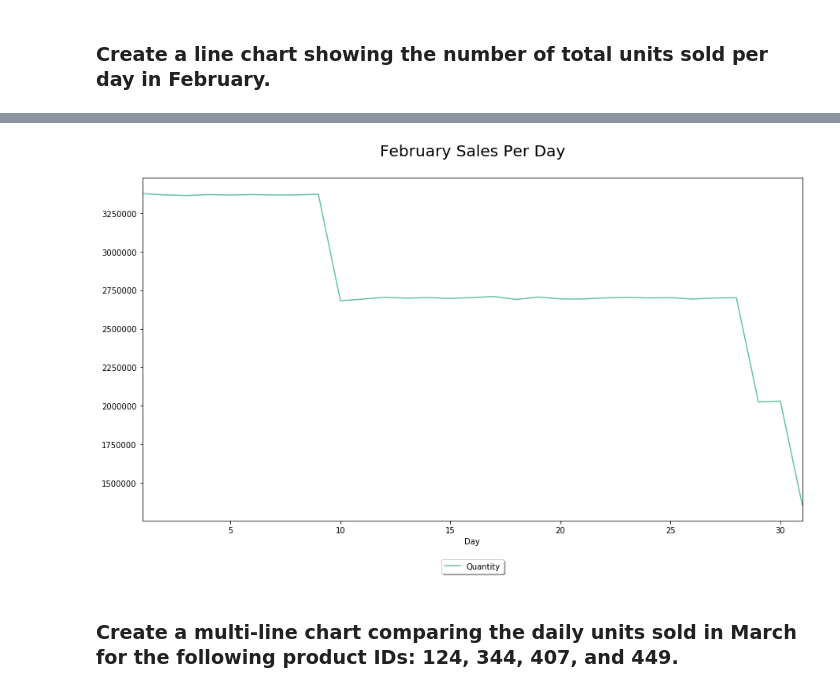
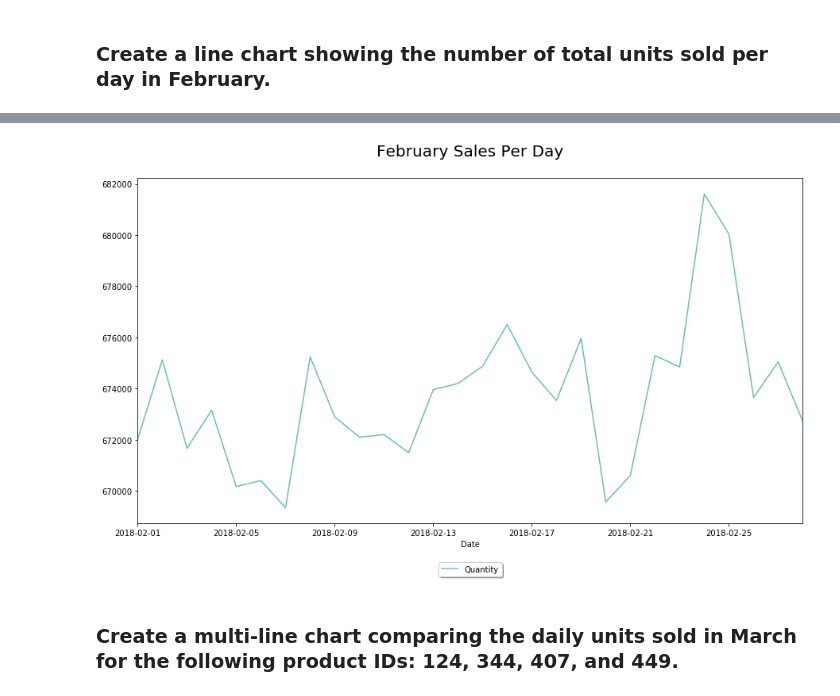
Before and after one commit to thinkful-dsi-cassowary/dsi3_student_pair_work, a Jupyter notebook: Coby/67_01_VISUALIZING_Time Series Day 2 Morning Assignment.ipynb, the cells around one changed output, grey strips where cells are left out. Saved outputs shown, nothing was run; the diff lists cells and outputs as text; code cells hidden in the pictures.

```diff
--- a/Coby/67_01_VISUALIZING_Time Series Day 2 Morning Assignment.ipynb
+++ b/Coby/67_01_VISUALIZING_Time Series Day 2 Morning Assignment.ipynb
@@ -37,10 +37,8 @@ sales['SalesDate'] = pd.to_datetime(sales['SalesDate'])
 # %% [markdown]
 ### Create a line chart showing the number of total units sold per day in February.
 # %%
-sales['Month'] = sales['SalesDate'].dt.strftime('%B')
-sales['Day'] = sales['SalesDate'].dt.day
+sales['Date'] = sales['SalesDate'].dt.date
 sales['Hour'] = sales['SalesDate'].dt.hour
-sales['Weekday'] = sales['SalesDate'].dt.strftime('%w-%A')
 # %%
 def linechart(df, x, length=8, width=15, title=''):
     if df.index.name != x:
@@ -75,0 +51,3 @@ total_per_day_february
+# %%
+daily_units = sales.groupby('Date', as_index=False).agg({'Quantity': 'sum'})
+daily_units
@@ -75,0 +68,3 @@ total_per_day_february
+# %%
+feb_units = daily_units.loc[(daily_units['Date'] >= pd.to_datetime('2018-02-01')) & (daily_units['Date'] < pd.to_datetime('2018-03-01'))]
+feb_units
@@ -76,6 +89,6 @@ total_per_day_february
 # %%
-linechart(total_per_day['Quantity'], 'Day', title='February Sales Per Day')
+linechart(feb_units, 'Date', title='February Sales Per Day')
 # %% [output]
-[figure, old version]
+[figure, new version]
 # %% [markdown]
 ### Create a multi-line chart comparing the daily units sold in March for the following product IDs: 124, 344, 407, and 449.
```
Also changed, not shown: parts of 12 cells of this notebook, 1 other file.
